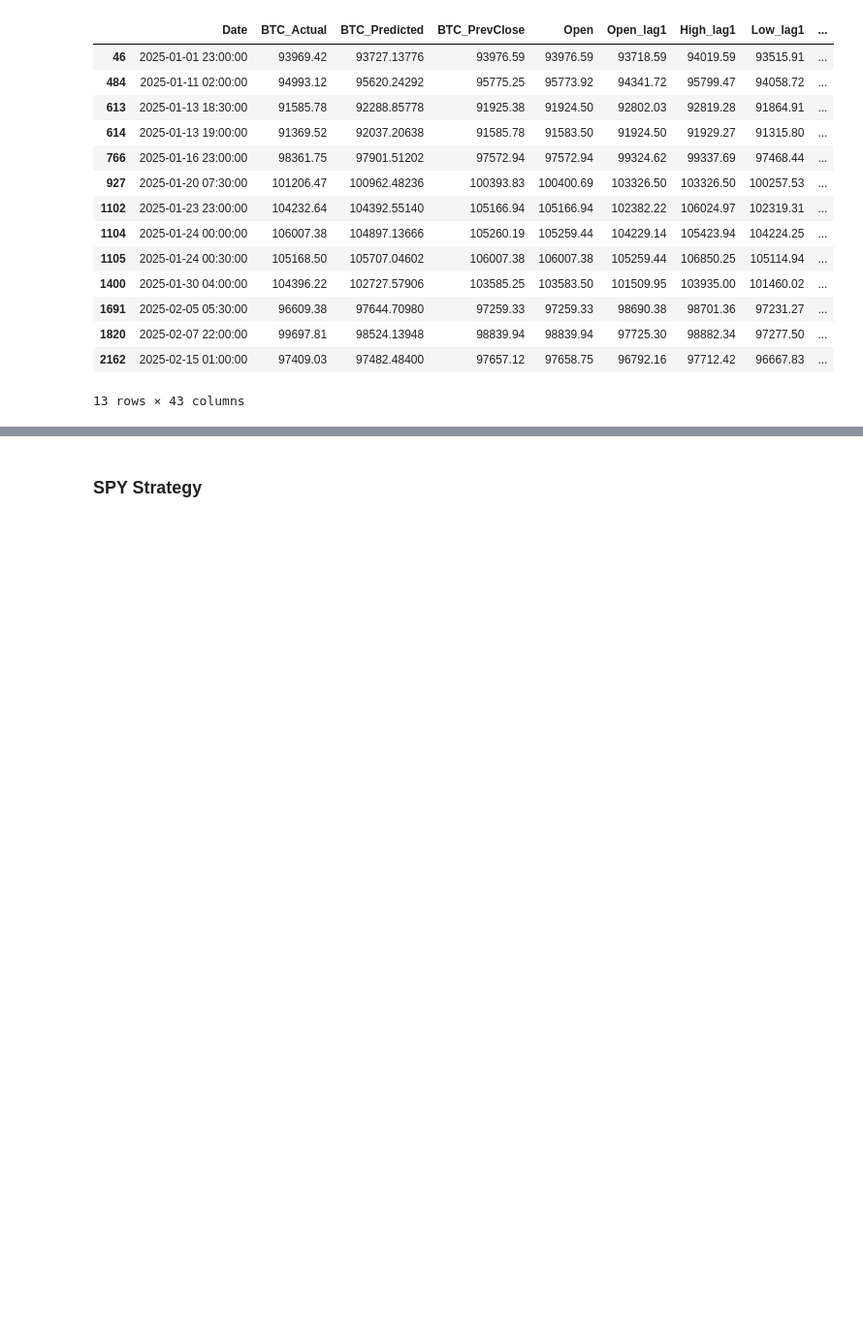
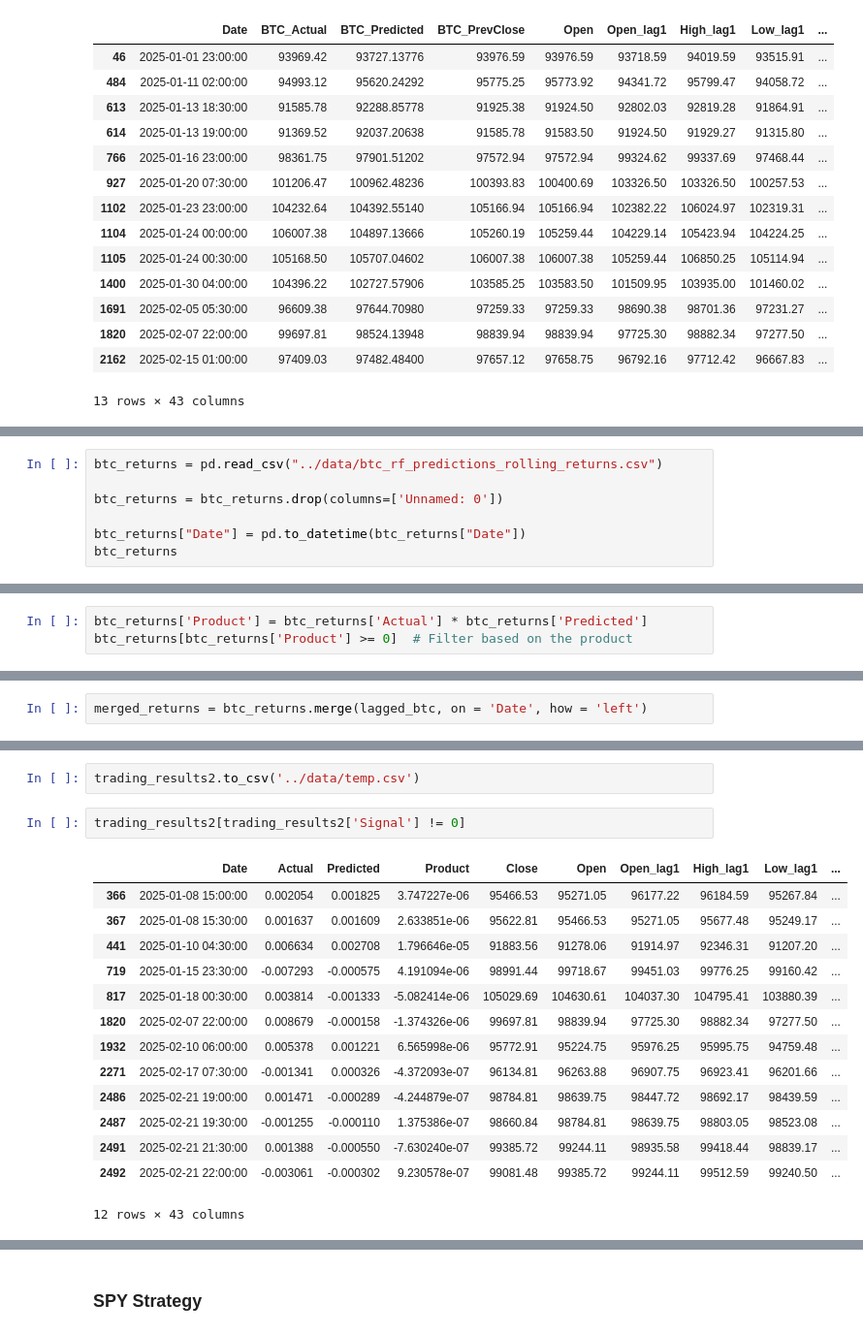
Before and after one commit to jeswid/DSE4211_Trading_Strategy, a Jupyter notebook: src/btc_rf_strategy.ipynb, the cells around one changed output, grey strips where cells are left out. Shown: that part at 97% size. Drawn from its saved outputs; the diff is of its cells as text; blank space fills up the shorter version.

Commit message:
added rf returns predictions

```diff
--- a/src/btc_rf_strategy.ipynb
+++ b/src/btc_rf_strategy.ipynb
@@ -273,0 +288,7 @@ plt.show()
+# %%
+btc_returns = pd.read_csv("../data/btc_rf_predictions_rolling_returns.csv")
+
+btc_returns = btc_returns.drop(columns=['Unnamed: 0'])
+
+btc_returns["Date"] = pd.to_datetime(btc_returns["Date"])
+btc_returns
@@ -273,0 +309,3 @@ plt.show()
+# %%
+btc_returns['Product'] = btc_returns['Actual'] * btc_returns['Predicted']
+btc_returns[btc_returns['Product'] >= 0]  # Filter based on the product
@@ -273,0 +326,2 @@ plt.show()
+# %%
+merged_returns = btc_returns.merge(lagged_btc, on = 'Date', how = 'left')
@@ -273,0 +534,19 @@ plt.show()
+# %%
+trading_results2.to_csv('../data/temp.csv')
+# %%
+trading_results2[trading_results2['Signal'] != 0]
+# %% [output]
+|  | Date | Actual | Predicted | Product | Close | Open | Open_lag1 | High_lag1 | Low_lag1 | ... |
+| 366 | 2025-01-08 15:00:00 | 0.002054 | 0.001825 | 3.747227e-06 | 95466.53 | 95271.05 | 96177.22 | 96184.59 | 95267.84 | ... |
+| 367 | 2025-01-08 15:30:00 | 0.001637 | 0.001609 | 2.633851e-06 | 95622.81 | 95466.53 | 95271.05 | 95677.48 | 95249.17 | ... |
+| 441 | 2025-01-10 04:30:00 | 0.006634 | 0.002708 | 1.796646e-05 | 91883.56 | 91278.06 | 91914.97 | 92346.31 | 91207.20 | ... |
+| 719 | 2025-01-15 23:30:00 | -0.007293 | -0.000575 | 4.191094e-06 | 98991.44 | 99718.67 | 99451.03 | 99776.25 | 99160.42 | ... |
+| 817 | 2025-01-18 00:30:00 | 0.003814 | -0.001333 | -5.082414e-06 | 105029.69 | 104630.61 | 104037.30 | 104795.41 | 103880.39 | ... |
+| 1820 | 2025-02-07 22:00:00 | 0.008679 | -0.000158 | -1.374326e-06 | 99697.81 | 98839.94 | 97725.30 | 98882.34 | 97277.50 | ... |
+| 1932 | 2025-02-10 06:00:00 | 0.005378 | 0.001221 | 6.565998e-06 | 95772.91 | 95224.75 | 95976.25 | 95995.75 | 94759.48 | ... |
+| 2271 | 2025-02-17 07:30:00 | -0.001341 | 0.000326 | -4.372093e-07 | 96134.81 | 96263.88 | 96907.75 | 96923.41 | 96201.66 | ... |
+| 2486 | 2025-02-21 19:00:00 | 0.001471 | -0.000289 | -4.244879e-07 | 98784.81 | 98639.75 | 98447.72 | 98692.17 | 98439.59 | ... |
+| 2487 | 2025-02-21 19:30:00 | -0.001255 | -0.000110 | 1.375386e-07 | 98660.84 | 98784.81 | 98639.75 | 98803.05 | 98523.08 | ... |
+| 2491 | 2025-02-21 21:30:00 | 0.001388 | -0.000550 | -7.630240e-07 | 99385.72 | 99244.11 | 98935.58 | 99418.44 | 98839.17 | ... |
+| 2492 | 2025-02-21 22:00:00 | -0.003061 | -0.000302 | 9.230578e-07 | 99081.48 | 99385.72 | 99244.11 | 99512.59 | 99240.50 | ... |
+12 rows × 43 columns
```
Also changed, not shown: parts of 10 cells of this notebook, 3 other files.
